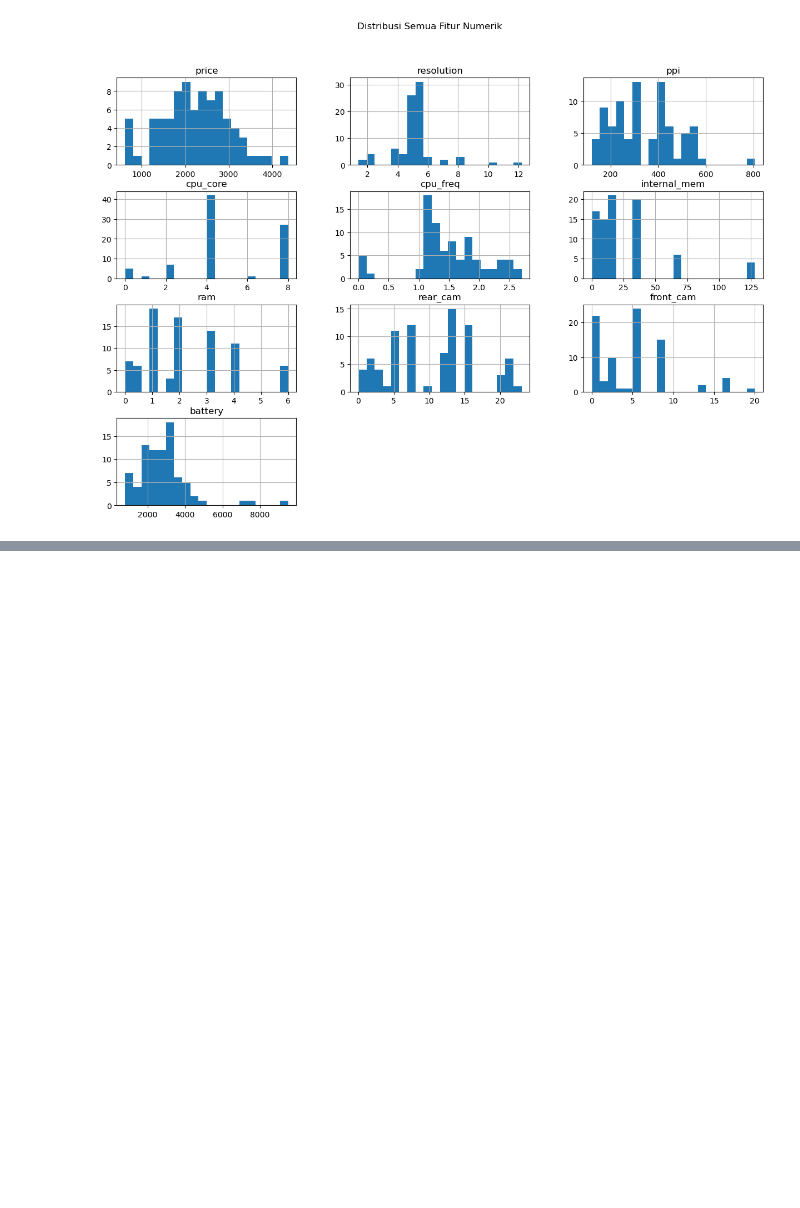
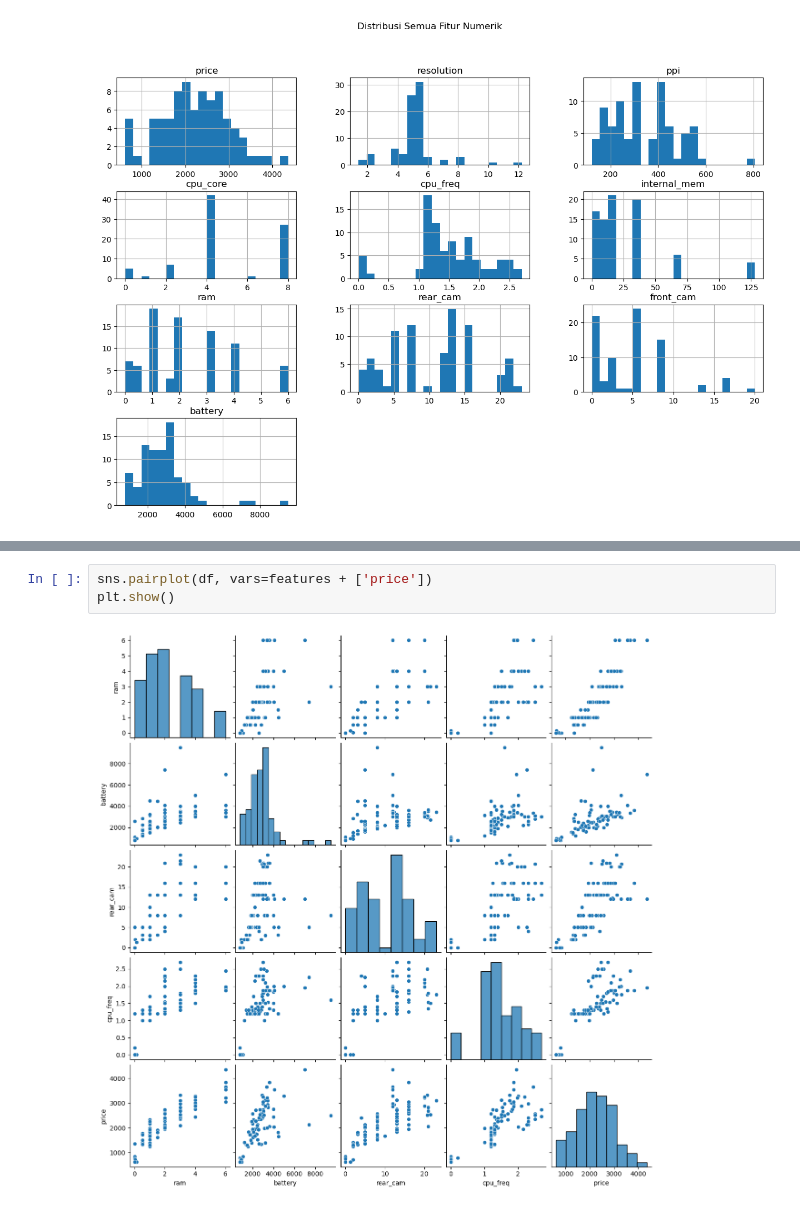
Before and after one commit to RaymussenArthur/MobilePhonePricePrediction, a Jupyter notebook: Notebooks/EDA.ipynb, the cells around one changed output, grey strips where cells are left out. Saved outputs shown, nothing was run; the diff lists cells and outputs as text; blank space fills up the shorter version.

```diff
--- a/Notebooks/EDA.ipynb
+++ b/Notebooks/EDA.ipynb
@@ -69,0 +93,5 @@ plt.show()
+# %%
+sns.pairplot(df, vars=features + ['price'])
+plt.show()
+# %% [output]
+[figure, added]
```
Also changed, not shown: parts of 4 cells of this notebook.
